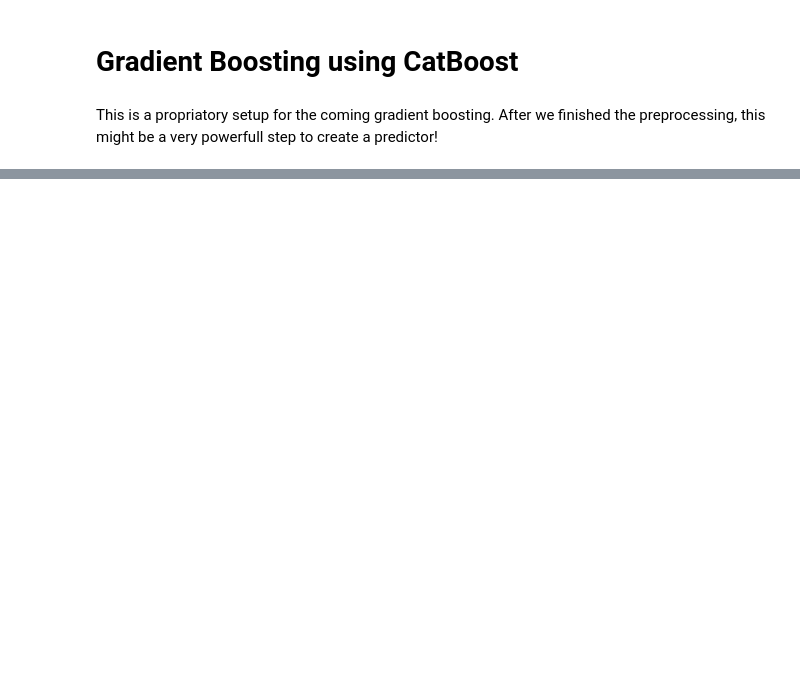
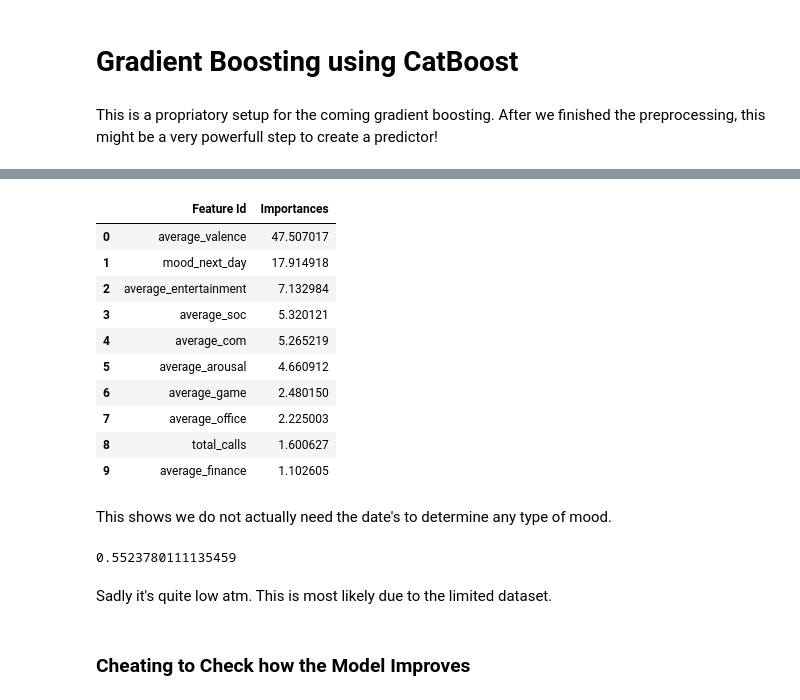
Before and after one commit to Blastorios/DMT, a Jupyter notebook: src/GradientBoosting.ipynb, the cells around one changed output, grey strips where cells are left out. Drawn from its saved outputs; the diff is of its cells as text; code cells hidden in the pictures; blank space fills up the shorter version.

Commit message:
Used Boosting

```diff
--- a/src/GradientBoosting.ipynb
+++ b/src/GradientBoosting.ipynb
@@ -14,0 +63,6 @@ df = pd.read_csv("")
+# %%
+# Validation data so we can keep the test data untouched
+X_tset, X_val, y_tset, y_val = train_test_split(
+    X_train,
+    y_train,
+    test_size=0.35, random_state=58)
@@ -14,0 +71,17 @@ df = pd.read_csv("")
+# %%
+# CatBoost Specific Optimization
+train_dataset = cb.Pool(X_tset, y_tset)
+test_dataset = cb.Pool(X_val, y_val)
+
+params = {
+    "verbose": 100,
+    "random_seed": 46
+}
+# %%
+CBR = cb.CatBoostRegressor(**params)
+# %%
+CBR.fit(train_dataset,
+eval_set=test_dataset,
+use_best_model=True,
+# plot=True # One of CatBoost's most powerfull features but isnt supported in DeepNote
+)
@@ -14,0 +107,26 @@ df = pd.read_csv("")
+# %%
+feature_df = CBR.get_feature_importance(prettified=True)
+feature_df = feature_df[feature_df["Importances"] > 1]
+feature_df
+# %% [output]
+|  | Feature Id | Importances |
+| 0 | average_valence | 47.507017 |
+| 1 | mood_next_day | 17.914918 |
+| 2 | average_entertainment | 7.132984 |
+| 3 | average_soc | 5.320121 |
+| 4 | average_com | 5.265219 |
+| 5 | average_arousal | 4.660912 |
+| 6 | average_game | 2.480150 |
+| 7 | average_office | 2.225003 |
+| 8 | total_calls | 1.600627 |
+| 9 | average_finance | 1.102605 |
+# %% [markdown]
+This shows we do not actually need the date's to determine any type of mood.
+# %%
+CBR.score(test_dataset)
+# %% [output]
+0.5523780111135459
+# %% [markdown]
+Sadly it's quite low atm. This is most likely due to the limited dataset.
+# %% [markdown]
+### Cheating to Check how the Model Improves
```
Also changed, not shown: parts of 25 cells of this notebook, 13 other files.
